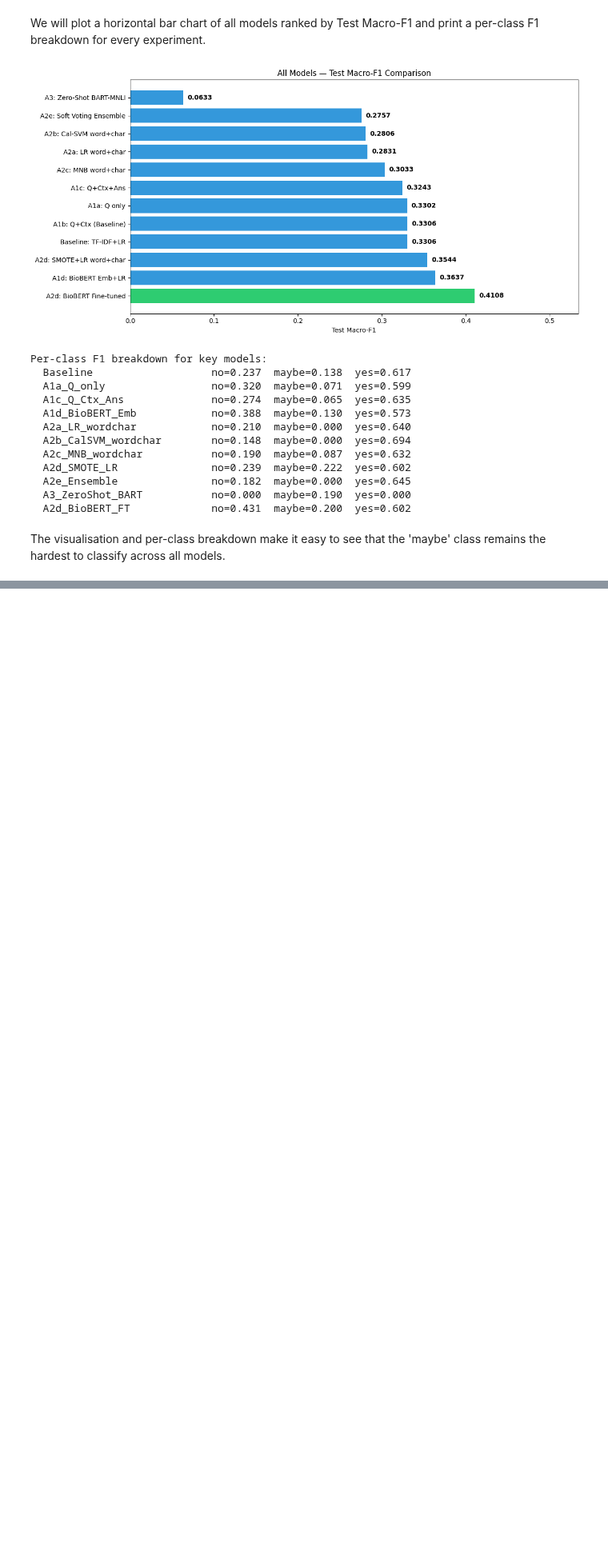
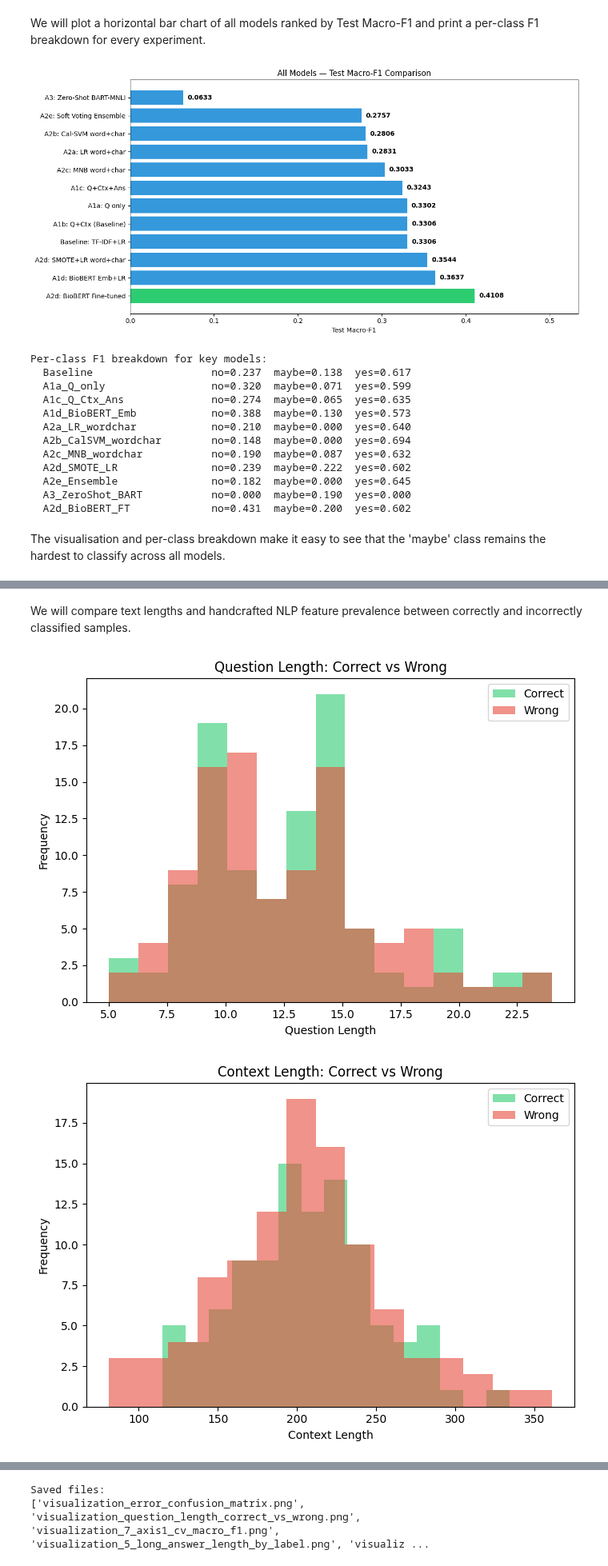
Before and after one commit to tanishkshindepatil01/ai-text-analytics-coursework-team16-task1, a Jupyter notebook: AI_&_TA_.ipynb, the cells around one changed output, grey strips where cells are left out. Shown at 80% size. Drawn from its saved outputs; the diff is of its cells as text; code cells hidden in the pictures; blank space fills up the shorter version.

```diff
--- a/AI_&_TA_.ipynb
+++ b/AI_&_TA_.ipynb
@@ -1885,0 +2044,72 @@ The visualisation and per-class breakdown make it easy to see that the 'maybe' c
+# %% [markdown]
+We will compare text lengths and handcrafted NLP feature prevalence between correctly and incorrectly classified samples.
+# %%
+import matplotlib.pyplot as plt
+import pandas as pd
+import numpy as np
+import os
+
+save_dir = "visualizations"
+os.makedirs(save_dir, exist_ok=True)
+
+wrong = error_df[error_df["correct"] == 0]
+right = error_df[error_df["correct"] == 1]
+
+plt.figure(figsize=(7, 5))
+plt.hist(right["question_len"], bins=15, alpha=0.6, label="Correct", color="#2ecc71")
+plt.hist(wrong["question_len"], bins=15, alpha=0.6, label="Wrong", color="#e74c3c")
+plt.title("Question Length: Correct vs Wrong")
+plt.xlabel("Question Length")
+plt.ylabel("Frequency")
+plt.legend()
+plt.tight_layout()
+plt.savefig(os.path.join(save_dir, "visualization_question_length_correct_vs_wrong.png"), dpi=300, bbox_inches="tight")
+plt.show()
+
+plt.figure(figsize=(7, 5))
+plt.hist(right["context_len"], bins=15, alpha=0.6, label="Correct", color="#2ecc71")
+plt.hist(wrong["context_len"], bins=15, alpha=0.6, label="Wrong", color="#e74c3c")
+plt.title("Context Length: Correct vs Wrong")
+plt.xlabel("Context Length")
+plt.ylabel("Frequency")
+plt.legend()
+plt.tight_layout()
+plt.savefig(os.path.join(save_dir, "visualization_context_length_correct_vs_wrong.png"), dpi=300, bbox_inches="tight")
+plt.show()
+
+feat_compare = pd.DataFrame({
+    "Feature": ["Negation", "Causal", "Comparison", "Association",
+                "Risk", "Strong evidence", "Hedging"],
+    "Wrong": [
+        wrong["has_negation"].mean(), wrong["has_causal"].mean(),
+        wrong["has_comparison"].mean(), wrong["has_association"].mean(),
+        wrong["has_risk"].mean(), wrong["context_evidence_strength"].mean(),
+        wrong["answer_hedging"].mean()
+    ],
+    "Correct": [
+        right["has_negation"].mean(), right["has_causal"].mean(),
+        right["has_comparison"].mean(), right["has_association"].mean(),
+        right["has_risk"].mean(), right["context_evidence_strength"].mean(),
+        right["answer_hedging"].mean()
+    ]
+})
+
+x = np.arange(len(feat_compare))
+w = 0.35
+
+plt.figure(figsize=(10, 5))
+plt.bar(x - w/2, feat_compare["Wrong"], w, label="Wrong", color="#e74c3c")
+plt.bar(x + w/2, feat_compare["Correct"], w, label="Correct", color="#2ecc71")
+plt.xticks(x, feat_compare["Feature"], rotation=45, ha="right")
+plt.title("Feature Prevalence: Wrong vs Correct")
+plt.ylabel("Mean Value / Prevalence")
+plt.legend()
+plt.tight_layout()
+plt.savefig(os.path.join(save_dir, "visualization_feature_prevalence_wrong_vs_correct.png"), dpi=300, bbox_inches="tight")
+plt.show()
+
+print("Saved files:")
+print(os.listdir(save_dir))
+# %% [output]
+[figure, added]
+[figure, added]
@@ -1885,0 +2117,2 @@ The visualisation and per-class breakdown make it easy to see that the 'maybe' c
+Saved files:
+['visualization_error_confusion_matrix.png', 'visualization_question_length_correct_vs_wrong.png', 'visualization_7_axis1_cv_macro_f1.png', 'visualization_5_long_answer_length_by_label.png', 'visualiz ...
```
Also changed, not shown: parts of 30 cells of this notebook.
